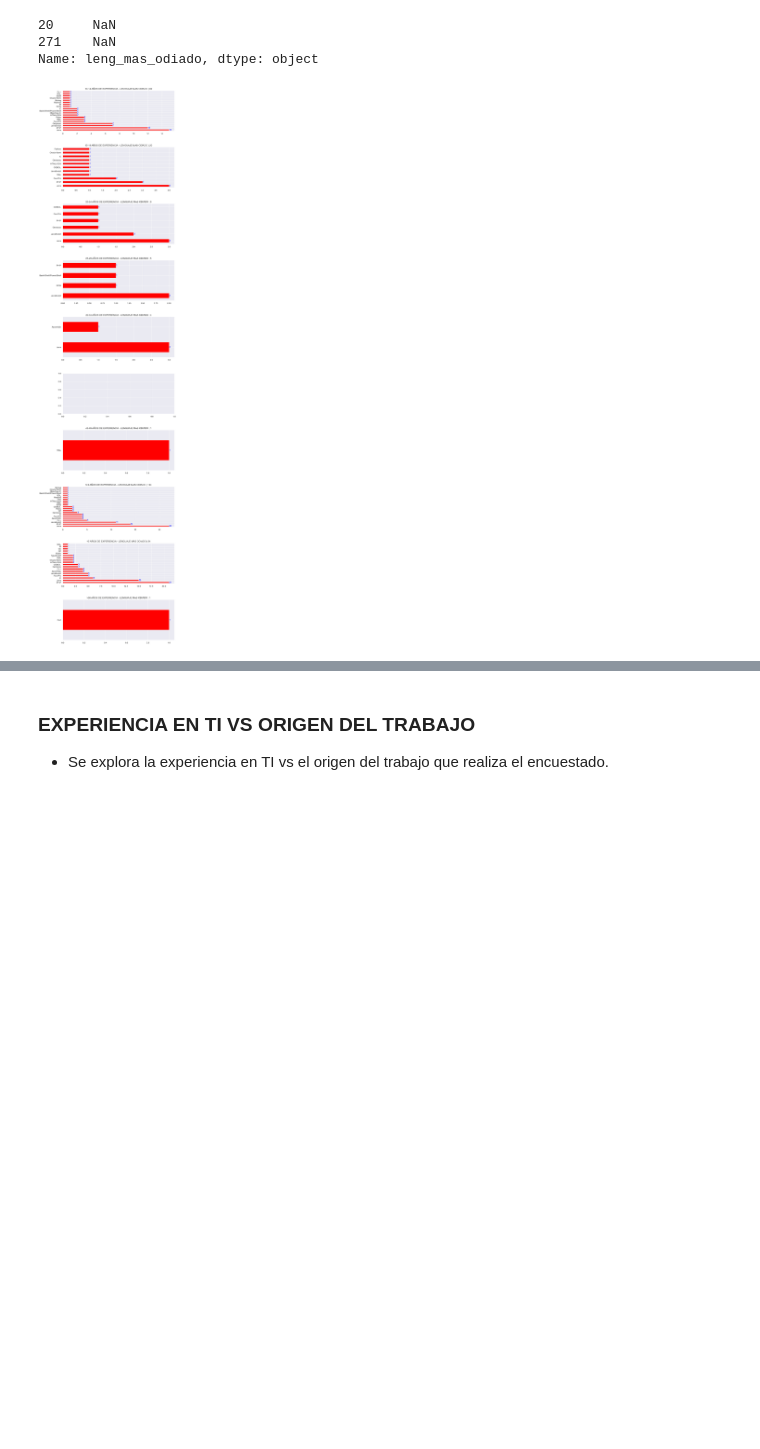
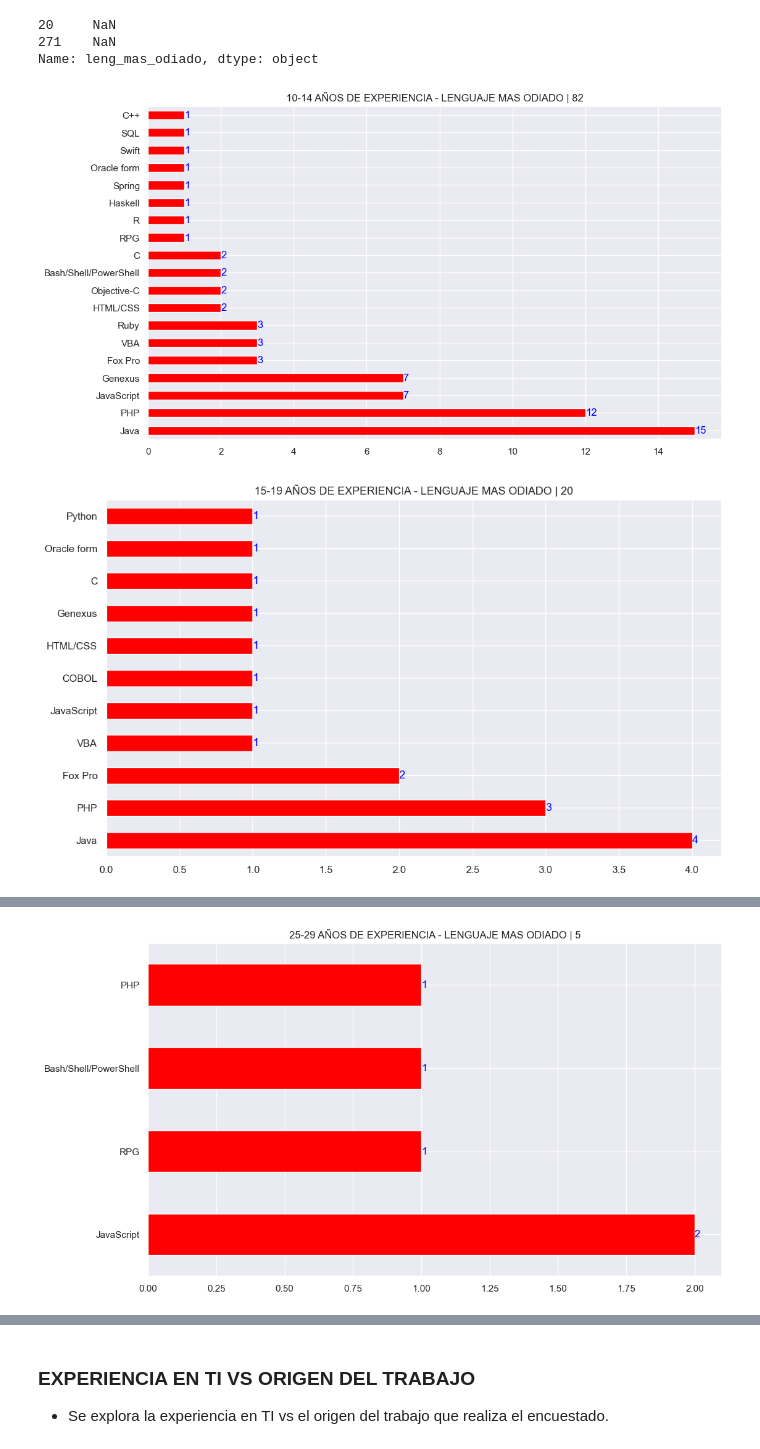
Before and after one commit to TorrezMN/Data_Science, a Jupyter notebook: Enc_Devs_Py/Notebooks/Experience.ipynb, the cells around one changed output, grey strips where cells are left out. Saved outputs shown, nothing was run; the diff lists cells and outputs as text; code cells hidden in the pictures; blank space fills up the shorter version.

```diff
--- a/Enc_Devs_Py/Notebooks/Experience.ipynb
+++ b/Enc_Devs_Py/Notebooks/Experience.ipynb
@@ -569,3 +569,11 @@ plt.subplots_adjust(left=0.1, bottom=0.1, right=0.9, top=0.9, wspace=0.4, hspace
 plt.show()
 # %% [output]
 [figure]
+# %%
+for k, v in enumerate(exp_cats):
+    mod = exp.get_group(v)["modalidad"].value_counts(normalize=True)
+
+    print("{0} AÑOS DE EXPERIENCIA - MODALIDAD".format(v))
+    print('='*39)
+    print(mod)
+    print('\n'*3)
@@ -628,11 +654,11 @@ plt.subplots_adjust(left=0.1, bottom=0.1, right=0.9, top=0.9, wspace=0.4, hspace
 ### EXPERIENCIA EN TI VS LENGUAJE FAVORITO
   - Se explora la relacion entre los años de experiencia en TI vs el lenguaje favorito.
 # %%
-plt.figure(figsize=(10, 90), dpi=80)
+#plt.figure(figsize=(10, 90), dpi=80)
 
 
 for k, v in enumerate(exp_cats):
-    plt.subplot(18, 1, k + 1)
+    #plt.subplot(18, 1, k + 1)
     leng = (
         exp.get_group(v)["leng_fav"]
         .value_counts()
@@ -646,7 +672,9 @@ for k, v in enumerate(exp_cats):
 
     for l, m in enumerate(exp.get_group(v)["leng_fav"].value_counts().values):
         leng.annotate(m, (m, l), va="center", color="blue")
+    plt.show()
+    print('\n'*3)
 
 
-plt.subplots_adjust(left=0.1, bottom=0.1, right=0.9, top=0.9, wspace=0.4, hspace=0.4)
+#plt.subplots_adjust(left=0.1, bottom=0.1, right=0.9, top=0.9, wspace=0.4, hspace=0.4)
 # %% [output]
@@ -665,29 +702,31 @@ exp.get_group("35-39")["leng_mas_odiado"]
 271    NaN
 Name: leng_mas_odiado, dtype: object
 # %%
-plt.figure(figsize=(10, 90), dpi=80)
+#plt.figure(figsize=(10, 90), dpi=80)
 
 
 for k, v in enumerate(exp_cats):
-    plt.subplot(18, 1, k + 1)
+ #   plt.subplot(18, 1, k + 1)
     if len(exp.get_group(v)["leng_mas_odiado"].value_counts()) > 0:
         hated_lang = (
             exp.get_group(v)["leng_mas_odiado"]
             .value_counts()
             .plot(
                 kind="barh",
                 color="red",
                 title="{0} AÑOS DE EXPERIENCIA - LENGUAJE MAS ODIADO | {1}".format(
                     v, exp.get_group(v)["leng_mas_odiado"].shape[0]
                 ),
             )
         )
         for l, m in enumerate(
             exp.get_group(v)["leng_mas_odiado"].value_counts().values
         ):
             hated_lang.annotate(m, (m, l), va="center", color="blue")
 
-
-plt.subplots_adjust(left=0.1, bottom=0.1, right=0.9, top=0.9, wspace=0.4, hspace=0.4)
+        plt.show()
+        print('\n'*3)
+#plt.subplots_adjust(left=0.1, bottom=0.1, right=0.9, top=0.9, wspace=0.4, hspace=0.4#)
 # %% [output]
-[figure, old version]
+[figure, new version]
+[figure, added]
@@ -693,0 +734 @@ plt.subplots_adjust(left=0.1, bottom=0.1, right=0.9, top=0.9, wspace=0.4, hspace
+[figure, added]
```
Also changed, not shown: parts of 7 cells of this notebook, 1 other file.
